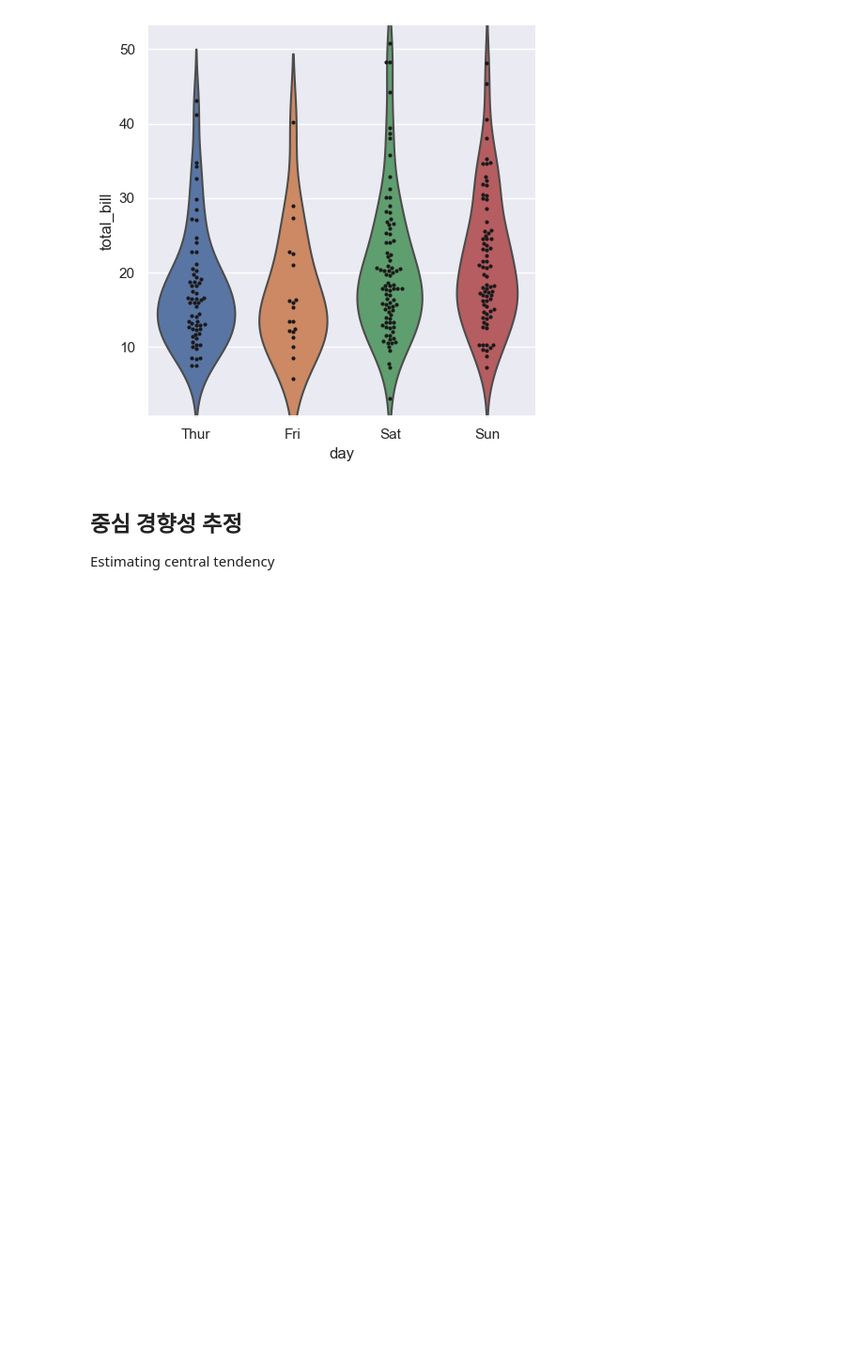
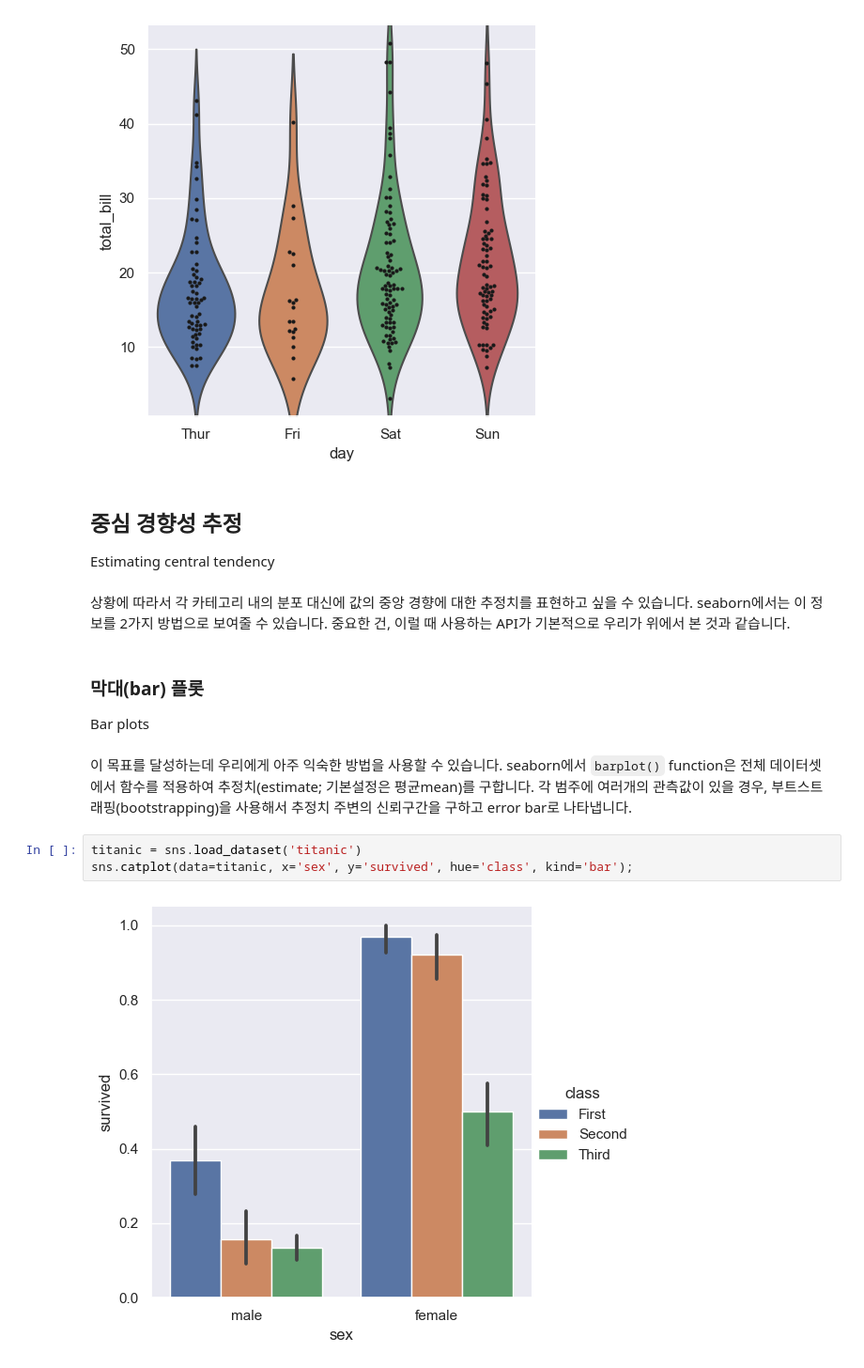
Before and after one commit to kjmn1105/Seaborn-Tuorial, a Jupyter notebook: 08_Plotting functions (3).ipynb, the cells around one changed output. Shown at 94% size. Cells and saved outputs as stored; diff of their text form; blank space fills up the shorter version.

Commit message:
bar plot

```diff
--- a/08_Plotting functions (3).ipynb
+++ b/08_Plotting functions (3).ipynb
@@ -230,3 +230,19 @@ sns.swarmplot(data=tips, x='day', y='total_bill', color='k', size=3, ax=g.ax);
 # %% [markdown]
 ## 중심 경향성 추정
 Estimating central tendency
+# %% [markdown]
+상황에 따라서 각 카테고리 내의 분포 대신에 값의 중앙 경향에 대한 추정치를 표현하고 싶을 수 있습니다.
+seaborn에서는 이 정보를 2가지 방법으로 보여줄 수 있습니다.
+중요한 건, 이럴 때 사용하는 API가 기본적으로 우리가 위에서 본 것과 같습니다.
+# %% [markdown]
+### 막대(bar) 플롯
+Bar plots
+# %% [markdown]
+이 목표를 달성하는데 우리에게 아주 익숙한 방법을 사용할 수 있습니다.
+seaborn에서 `barplot()` function은 전체 데이터셋에서 함수를 적용하여 추정치(estimate; 기본설정은 평균mean)를 구합니다.
+각 범주에 여러개의 관측값이 있을 경우, 부트스트래핑(bootstrapping)을 사용해서 추정치 주변의 신뢰구간을 구하고 error bar로 나타냅니다.
+# %%
+titanic = sns.load_dataset('titanic')
+sns.catplot(data=titanic, x='sex', y='survived', hue='class', kind='bar');
+# %% [output]
+[figure, added]
```
Also changed, not shown: parts of 8 cells of this notebook.
